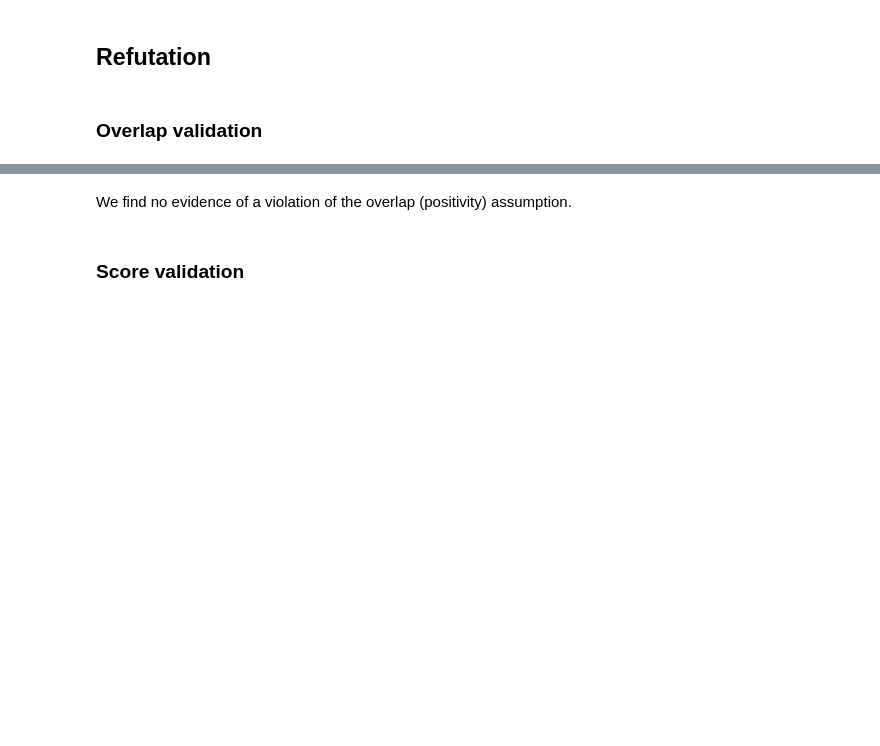
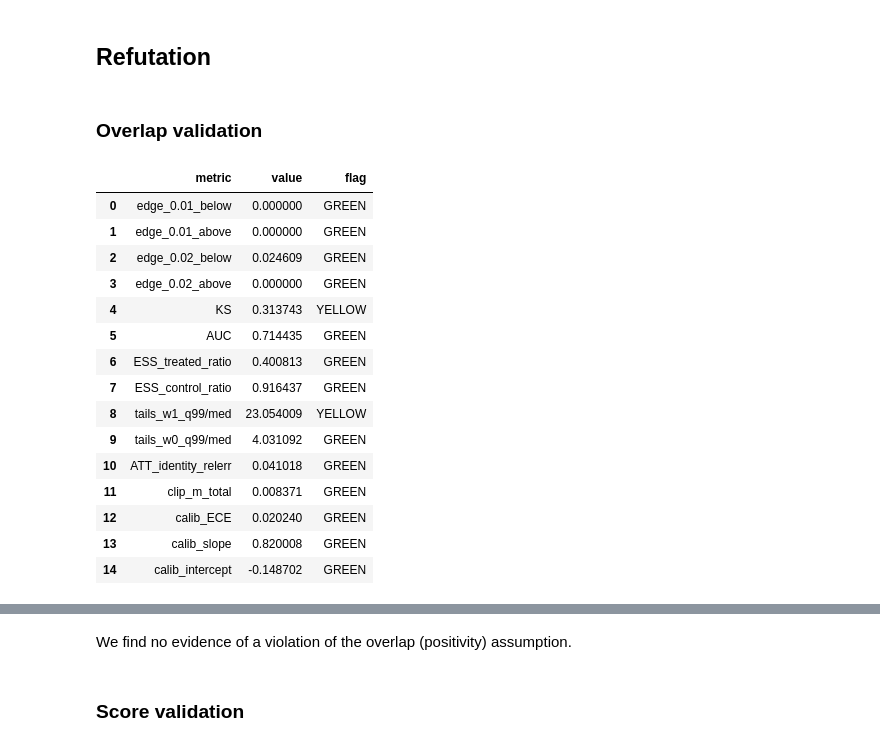
Before and after one commit to causalis-causalcraft/Causalis, a Jupyter notebook: notebooks/cases/401k.ipynb, the cells around one changed output, grey strips where cells are left out. Cells and saved outputs as stored; diff of their text form; code cells hidden in the pictures; blank space fills up the shorter version.

```diff
--- a/notebooks/cases/401k.ipynb
+++ b/notebooks/cases/401k.ipynb
@@ -136,5 +130,22 @@ Average Treatment Effect is significant and equals 11385 dollars in CI bounds (8
 ### Overlap validation
 # %%
 from causalis.scenarios.unconfoundedness.refutation import *
-rep = run_overlap_diagnostics(res=ate_result)
+rep = run_overlap_diagnostics(res=result)
 rep["summary"]
+# %% [output]
+|  | metric | value | flag |
+| 0 | edge_0.01_below | 0.000000 | GREEN |
+| 1 | edge_0.01_above | 0.000000 | GREEN |
+| 2 | edge_0.02_below | 0.024609 | GREEN |
+| 3 | edge_0.02_above | 0.000000 | GREEN |
+| 4 | KS | 0.313743 | YELLOW |
+| 5 | AUC | 0.714435 | GREEN |
+| 6 | ESS_treated_ratio | 0.400813 | GREEN |
+| 7 | ESS_control_ratio | 0.916437 | GREEN |
+| 8 | tails_w1_q99/med | 23.054009 | YELLOW |
+| 9 | tails_w0_q99/med | 4.031092 | GREEN |
+| 10 | ATT_identity_relerr | 0.041018 | GREEN |
+| 11 | clip_m_total | 0.008371 | GREEN |
+| 12 | calib_ECE | 0.020240 | GREEN |
+| 13 | calib_slope | 0.820008 | GREEN |
+| 14 | calib_intercept | -0.148702 | GREEN |
```
Also changed, not shown: parts of 21 cells of this notebook, 12 other files.
